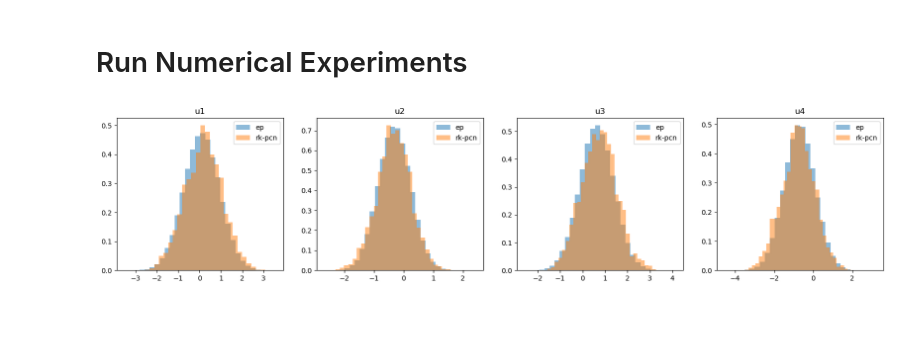
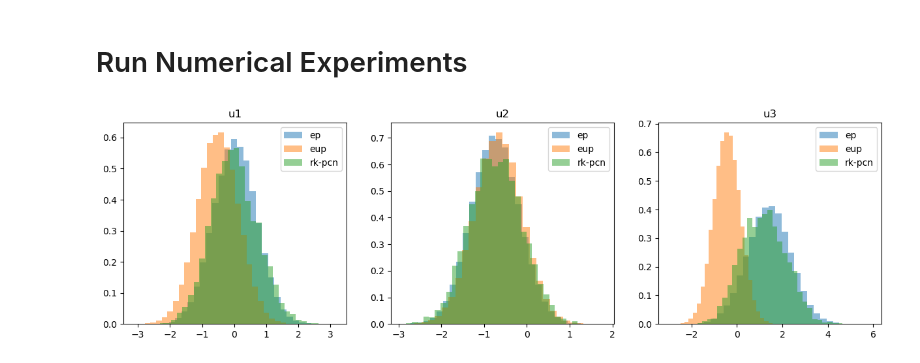
Before and after one commit to arob5/Bayesian-inference-with-surrogates, a Jupyter notebook: experiments/linear_Gaussian/linear_Gaussian_experiment.ipynb, the cells around one changed output. Cells and saved outputs as stored; diff of their text form; code cells hidden in the pictures; blank space fills up the shorter version.

```diff
--- a/experiments/linear_Gaussian/linear_Gaussian_experiment.ipynb
+++ b/experiments/linear_Gaussian/linear_Gaussian_experiment.ipynb
@@ -374,11 +374,11 @@ samp_list, labels = test.get_sample_list(n_samp=10000, include=post_labels)
 # %%
 test = tests[0]
-post_labels = ["ep", "rk-pcn"]
+post_labels = ["ep", "eup", "rk-pcn"]
 
 test.reset_samplers()
-fig = test.get_hist_plot(n_samp=100000, include=post_labels, idcs=[0, 7, 50, 98])
+fig = test.get_hist_plot(n_samp=100000, include=post_labels, idcs=[3, 9, 40])
 
 display(fig)
 # %% [output]
-[figure, old version]
+[figure, new version]
 # %%
```
Also changed, not shown: parts of 4 cells of this notebook, 1 other file.
